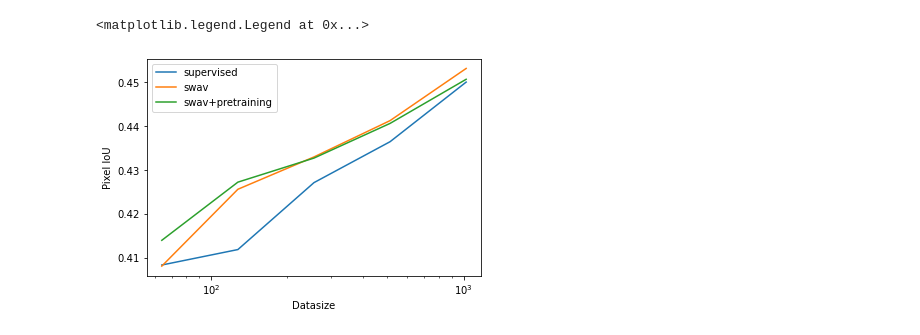
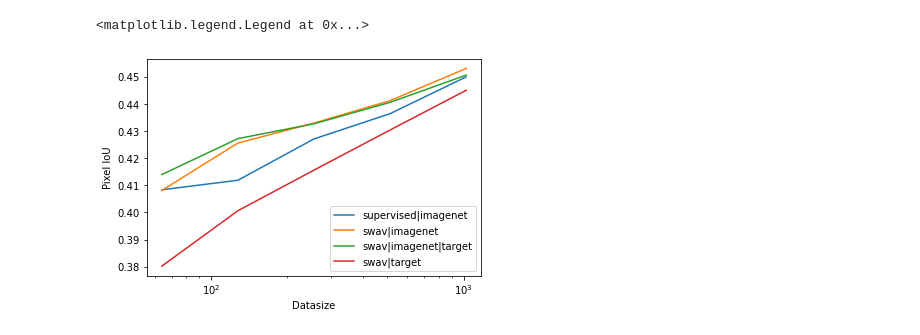
Before and after one commit to zcalhoun/ssrs, a Jupyter notebook: crop_delineation_final_results.ipynb, the cells around one changed output. Drawn from its saved outputs; the diff is of its cells as text; code cells hidden in the pictures.

Commit message:
Finished results for crop delineation task.

```diff
--- a/crop_delineation_final_results.ipynb
+++ b/crop_delineation_final_results.ipynb
@@ -2,4 +2,5 @@
 import pandas as pd
 import matplotlib.pyplot as plt
 # %%
-df = pd.read_csv('./crop_delineation_batch_results.csv', index_col=0)
+df = pd.read_csv('./crop_delineation_batch_results_ORIGINAL.csv', index_col=0)
+df2 = pd.read_csv('./crop_delineation_batch_results_c2.csv', index_col=0)
@@ -15,13 +7,15 @@ df.head()
 # %%
 df_pivot = pd.pivot_table(df, values = 'iou', index='datasize', columns='encoder')
+df_pivot_c2 = pd.pivot_table(df2, values = 'iou', index='datasize', columns='encoder')
 # %%
-plt.plot(df_pivot.index, df_pivot['supervised'], label='supervised')
-plt.plot(df_pivot.index, df_pivot['swav-imagenet'], label='swav')
-plt.plot(df_pivot.index, df_pivot['swav-c1'], label='swav+pretraining')
+plt.plot(df_pivot.index, df_pivot['supervised'], label='supervised|imagenet')
+plt.plot(df_pivot.index, df_pivot['swav-imagenet'], label='swav|imagenet')
+plt.plot(df_pivot.index, df_pivot['swav-c1'], label='swav|imagenet|target')
+plt.plot(df_pivot_c2.index, df_pivot_c2['swav-c2'], label='swav|target')
 plt.xscale('log')
 plt.xlabel("Datasize")
 plt.ylabel("Pixel IoU")
 plt.legend()
 # %% [output]
 <matplotlib.legend.Legend at 0x...>
-[figure, old version]
+[figure, new version]
```
Also changed, not shown: parts of 1 cell of this notebook, 6 other files.
